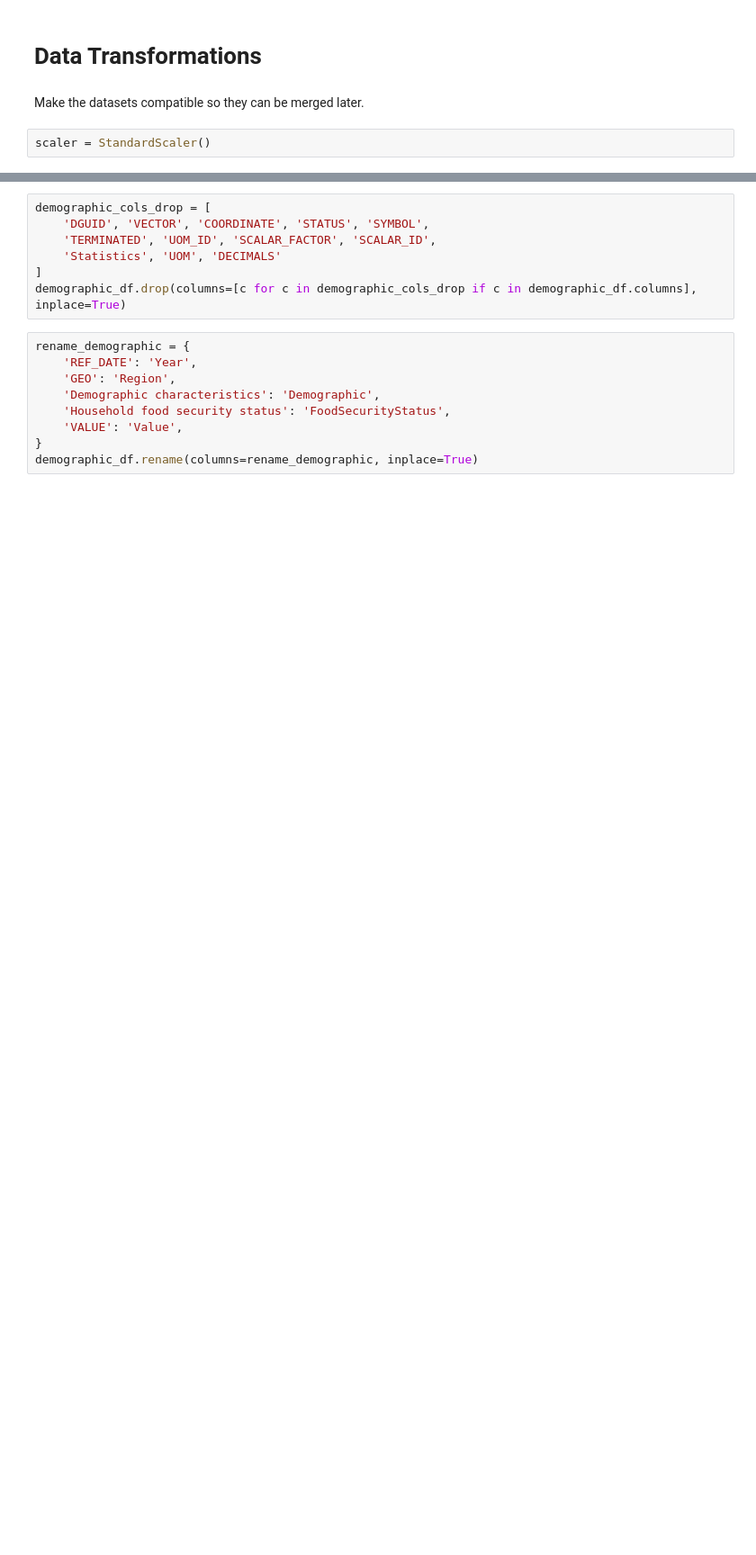
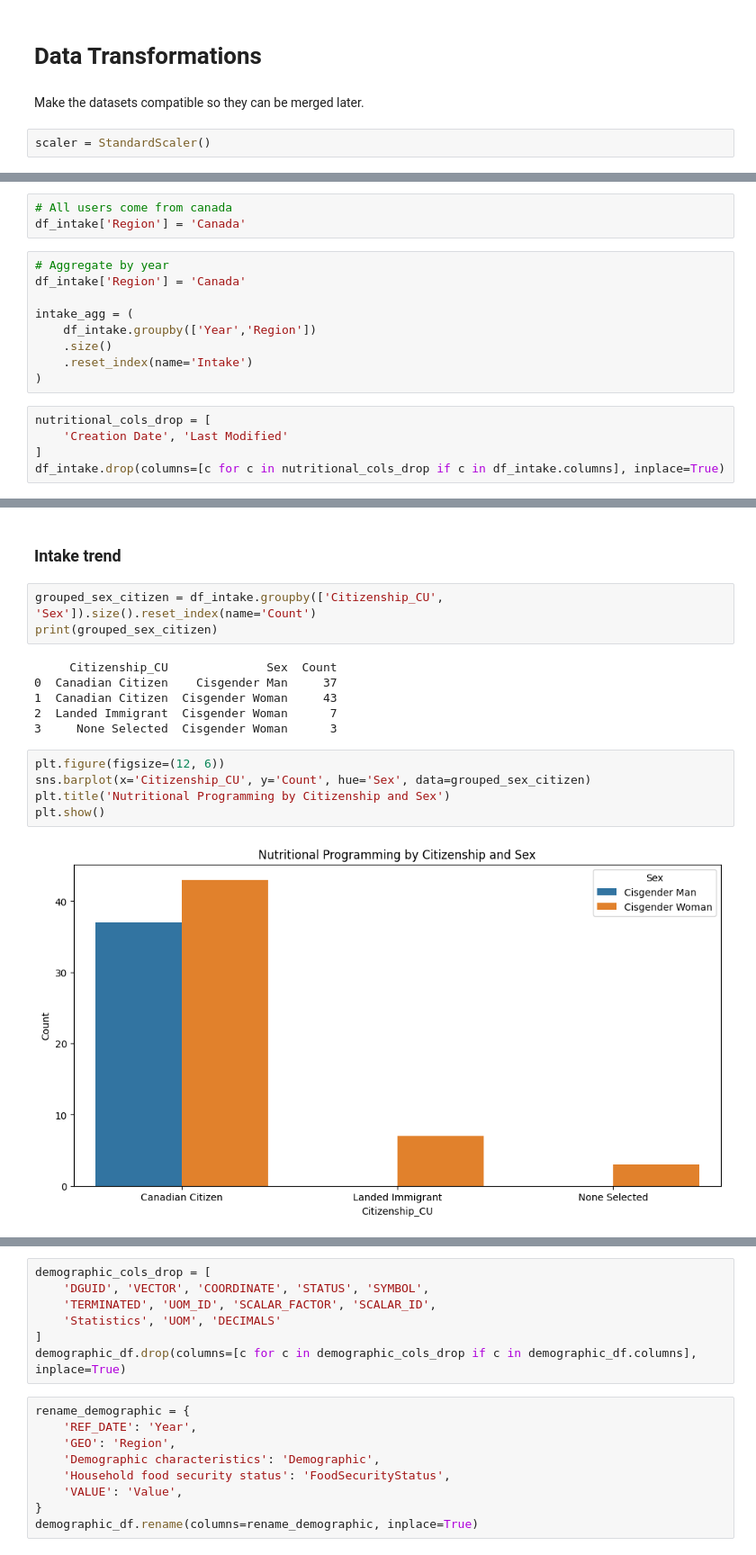
Before and after one commit to pheaktralean/ConcordIA, a Jupyter notebook: food_security_forecasting/food_security.ipynb, the cells around one changed output, grey strips where cells are left out. Shown at 90% size. Drawn from its saved outputs; the diff is of its cells as text; blank space fills up the shorter version.

Commit message:
analyzed trends

```diff
--- a/food_security_forecasting/food_security.ipynb
+++ b/food_security_forecasting/food_security.ipynb
@@ -108,0 +100,17 @@ memory usage: 17.1+ MB
+# %%
+# All users come from canada
+df_intake['Region'] = 'Canada'
+# %%
+# Aggregate by year
+df_intake['Region'] = 'Canada'
+
+intake_agg = (
+    df_intake.groupby(['Year','Region'])
+    .size()
+    .reset_index(name='Intake')
+)
+# %%
+nutritional_cols_drop = [
+    'Creation Date', 'Last Modified'
+]
+df_intake.drop(columns=[c for c in nutritional_cols_drop if c in df_intake.columns], inplace=True)
@@ -108,0 +140,18 @@ memory usage: 17.1+ MB
+# %% [markdown]
+### Intake trend
+# %%
+grouped_sex_citizen = df_intake.groupby(['Citizenship_CU', 'Sex']).size().reset_index(name='Count')
+print(grouped_sex_citizen)
+# %% [output]
+     Citizenship_CU              Sex  Count
+0  Canadian Citizen    Cisgender Man     37
+1  Canadian Citizen  Cisgender Woman     43
+2  Landed Immigrant  Cisgender Woman      7
+3     None Selected  Cisgender Woman      3
+# %%
+plt.figure(figsize=(12, 6))
+sns.barplot(x='Citizenship_CU', y='Count', hue='Sex', data=grouped_sex_citizen)
+plt.title('Nutritional Programming by Citizenship and Sex')
+plt.show()
+# %% [output]
+[figure, added]
```
Also changed, not shown: parts of 40 cells of this notebook, 5 other files.
